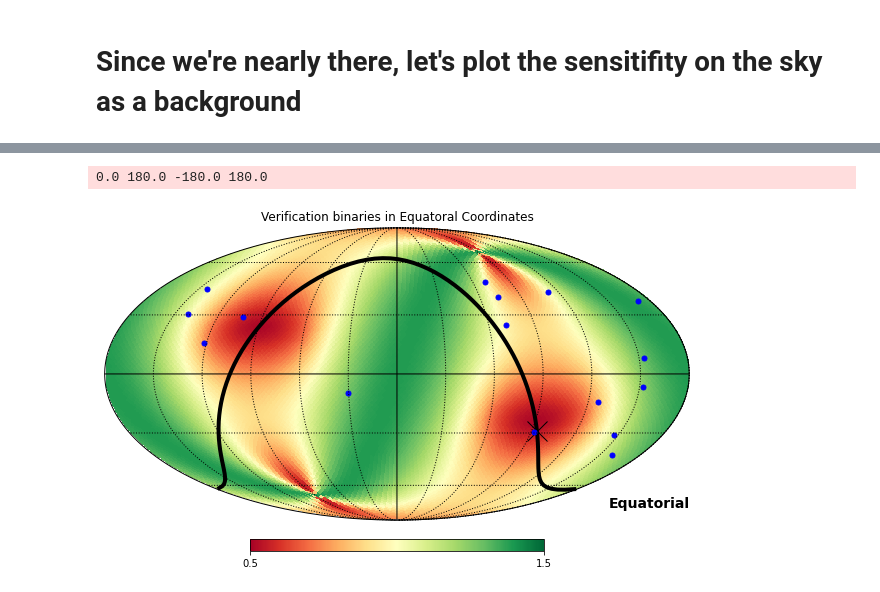
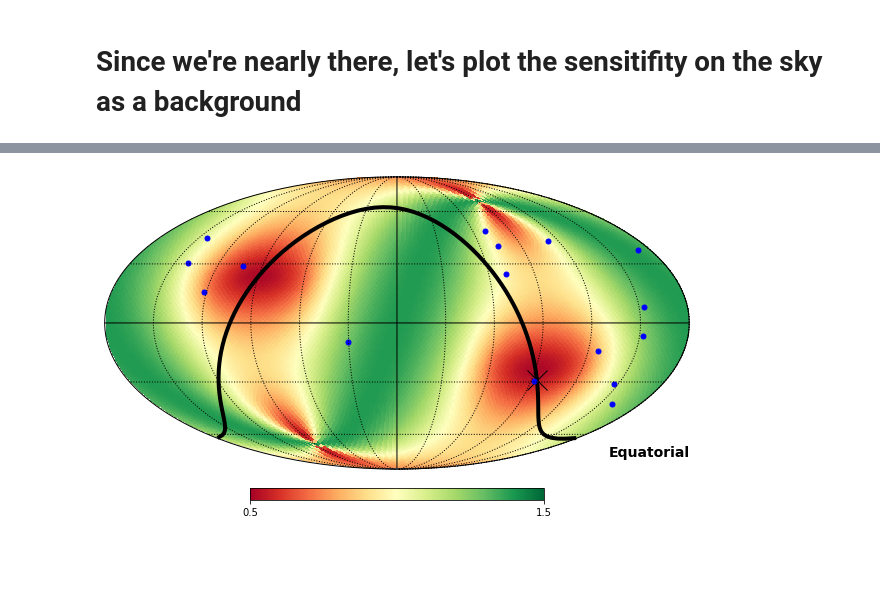
Before and after one commit to BartOuwehand/MP1_LISA, a Jupyter notebook: Coordinates of verBin.ipynb, the cells around one changed output, grey strips where cells are left out. Saved outputs shown, nothing was run; the diff lists cells and outputs as text; code cells hidden in the pictures; blank space fills up the shorter version.

```diff
--- a/Coordinates of verBin.ipynb
+++ b/Coordinates of verBin.ipynb
@@ -247,15 +241,16 @@ mollviewplot(m,gp_beta,gp_lambda,np.rad2deg(gw_beta_true),np.rad2deg(gw_lambda_t
 [figure]
 # %%
 # Equatoral coordinates
-m = zeros(NPIX)
-coords = np.array([hp.pix2ang(NSIDE,k, lonlat=True) for k in arange(NPIX)]).transpose()
-c=SkyCoord(coords[0], coords[1], unit='deg', frame='icrs')
-for k in arange(NPIX):
-   # theta,phi= hp.pix2ang(NSIDE, k)
-   # c = SkyCoord(ra=phi, dec=pi/2-theta, frame='icrs', unit='rad')
-    m[k]= SignalFromSkyPos(c[k].barycentricmeanecliptic.lon.value*pi/180,c[k].barycentricmeanecliptic.lat.value*pi/180, xi=0, up=True)/sqrt(6/5)
+# m = zeros(NPIX)
+# coords = np.array([hp.pix2ang(NSIDE,k, lonlat=True) for k in arange(NPIX)]).transpose()
+# c=SkyCoord(coords[0], coords[1], unit='deg', frame='icrs')
+# for k in arange(NPIX):
+#    # theta,phi= hp.pix2ang(NSIDE, k)
+#    # c = SkyCoord(ra=phi, dec=pi/2-theta, frame='icrs', unit='rad')
+#     m[k]= SignalFromSkyPos(c[k].barycentricmeanecliptic.lon.value*pi/180,c[k].barycentricmeanecliptic.lat.value*pi/180, xi=0, up=True)/sqrt(6/5)
 
-mollviewplot(m,gp_ra,gp_dec,ra,dec,gpct[2],'C',"Verification binaries in Equatoral Coordinates")
+
+mollviewplot(m,gp_ra,gp_dec,ra,dec,gpct[2],'C',"")#"Verification binaries in Equatoral Coordinates")
+plt.savefig("plots/VerBins_AntenPatt_Equatoral.jpg")
 # %% [output]
-0.0 180.0 -180.0 180.0
-[figure, old version]
+[figure, new version]
```
Also changed, not shown: parts of 3 cells of this notebook, 27 other files.
